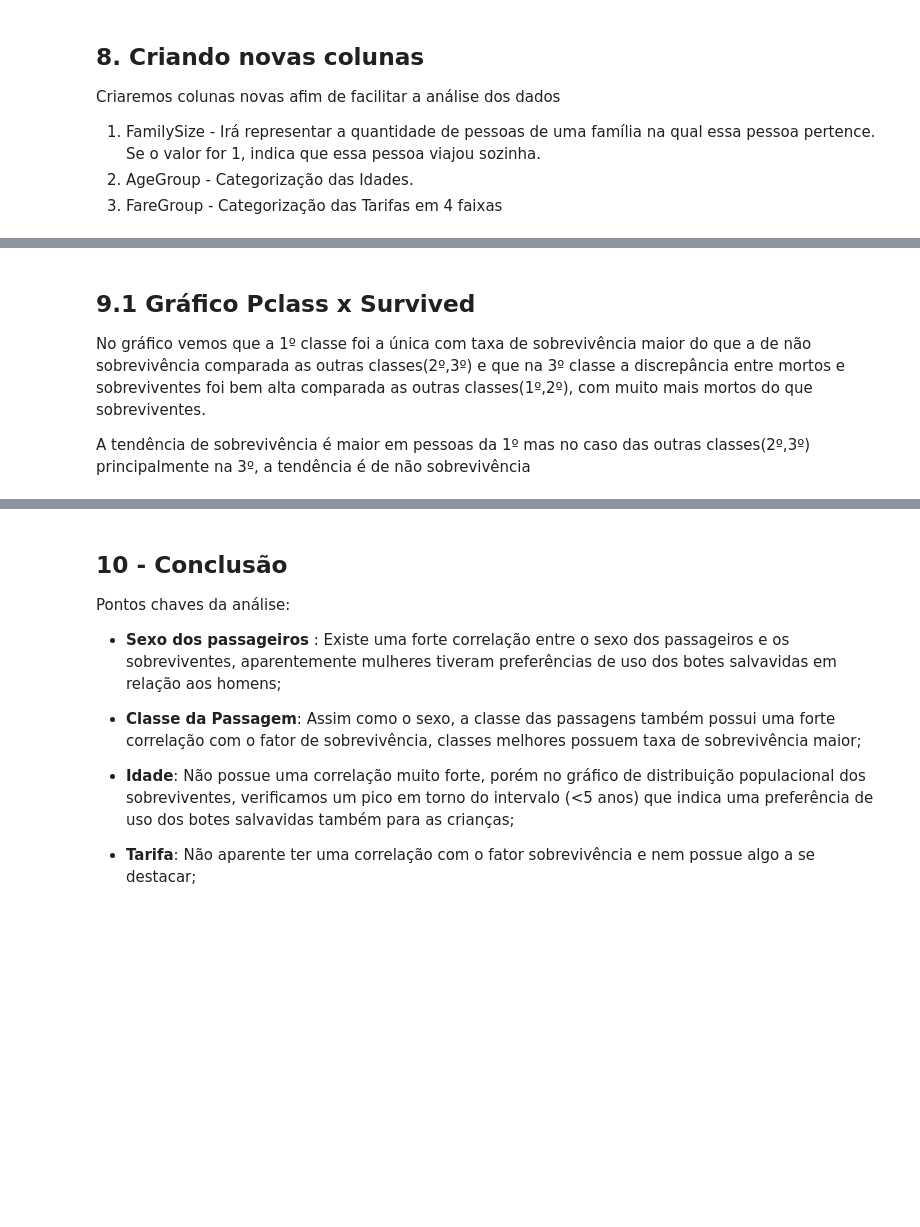
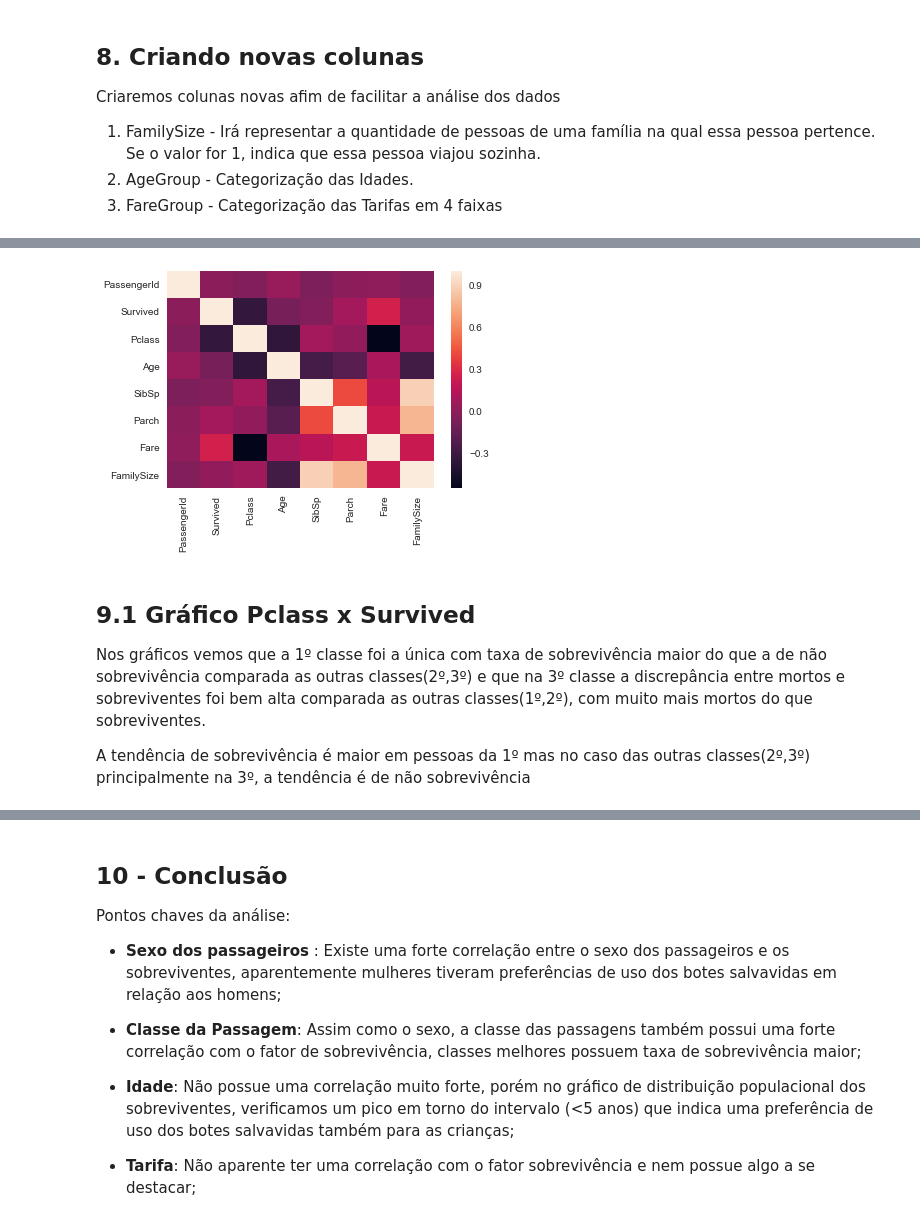
Before and after one commit to dmaiabjj/dsnd-project-titanic-survival, a Jupyter notebook: Fundamentos de Data Science I - Projeto Final.ipynb, the cells around one changed output, grey strips where cells are left out. Cells and saved outputs as stored; diff of their text form; code cells hidden in the pictures; blank space fills up the shorter version.

```diff
--- a/Fundamentos de Data Science I - Projeto Final.ipynb
+++ b/Fundamentos de Data Science I - Projeto Final.ipynb
@@ -185,7 +195,7 @@ passengers["FamilySize"]  = passengers.SibSp + passengers.Parch+ 1
 passengers.Age            = passengers.Age.astype(int)
 passengers["AgeGroup"]    = pd.cut(passengers.Age,range(0,90,15))
 passengers["FareGroup"]   = pd.cut(passengers.Fare,4,labels=["Cheap","Normal","Expensive","Very Expensive"])
-passengers.FamilySize     = pd.cut(passengers.FamilySize,[0,1,4,passengers.FamilySize.max()],labels=["Single","Normal","Large"])
+passengers["FamilyGroup"]    = pd.cut(passengers.FamilySize,[0,1,4,passengers.FamilySize.max()],labels=["Single","Normal","Large"])
 # %% [markdown]
 ## 9. Visualização Features x Sobrevivência
 
@@ -208,6 +276,10 @@ def generate_graph(feature,graph="bar"):
+# %%
+heatmap(passengers)
+# %% [output]
+[figure, added]
 # %% [markdown]
 ## 9.1 Gráfico Pclass x Survived
 
-No gráfico vemos que a 1º classe foi a única com taxa de sobrevivência maior do que a de não sobrevivência comparada as outras classes(2º,3º) e que na 3º classe a discrepância entre mortos e sobreviventes foi bem alta comparada as outras classes(1º,2º), com muito mais mortos do que sobreviventes.
+Nos gráficos vemos que a 1º classe foi a única com taxa de sobrevivência maior do que a de não sobrevivência comparada as outras classes(2º,3º) e que na 3º classe a discrepância entre mortos e sobreviventes foi bem alta comparada as outras classes(1º,2º), com muito mais mortos do que sobreviventes.
 
 A tendência de sobrevivência é maior em pessoas da 1º mas no caso das outras classes(2º,3º) principalmente na 3º, a tendência é de não sobrevivência
```
Also changed, not shown: parts of 22 cells of this notebook.
